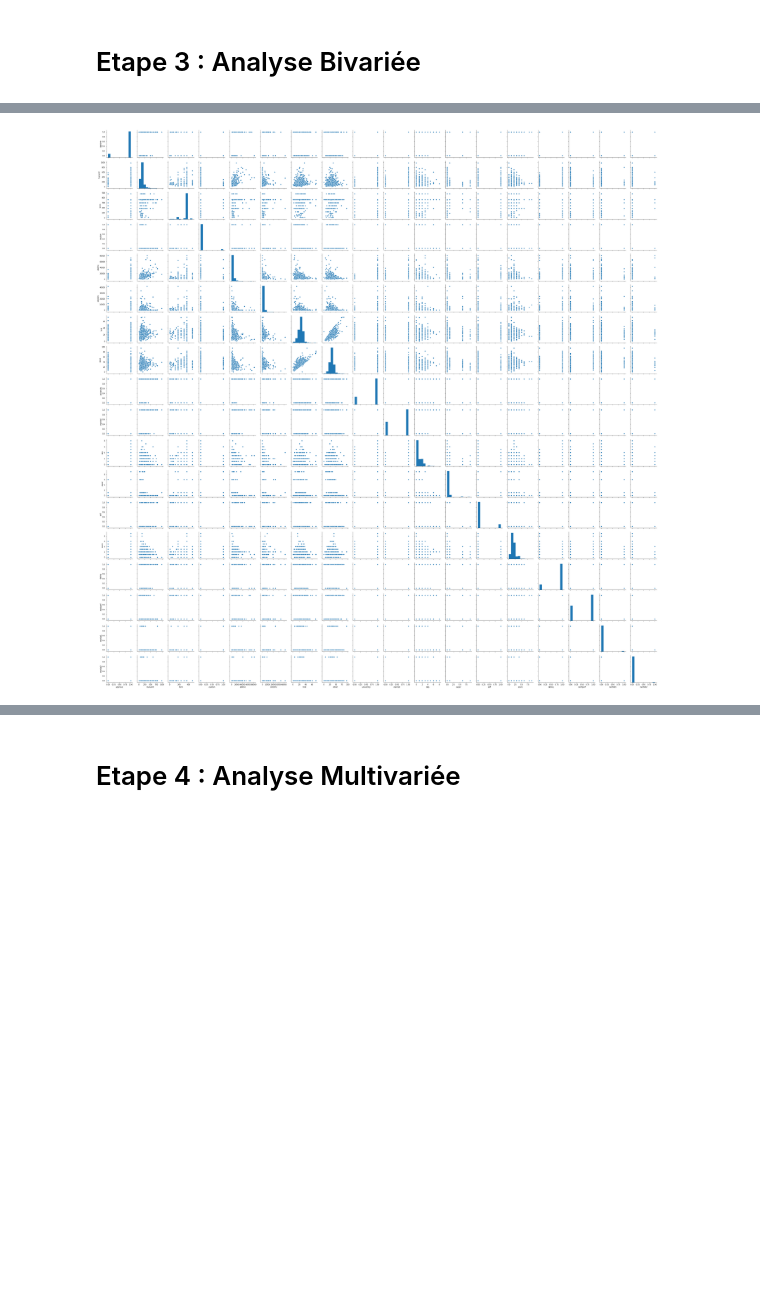
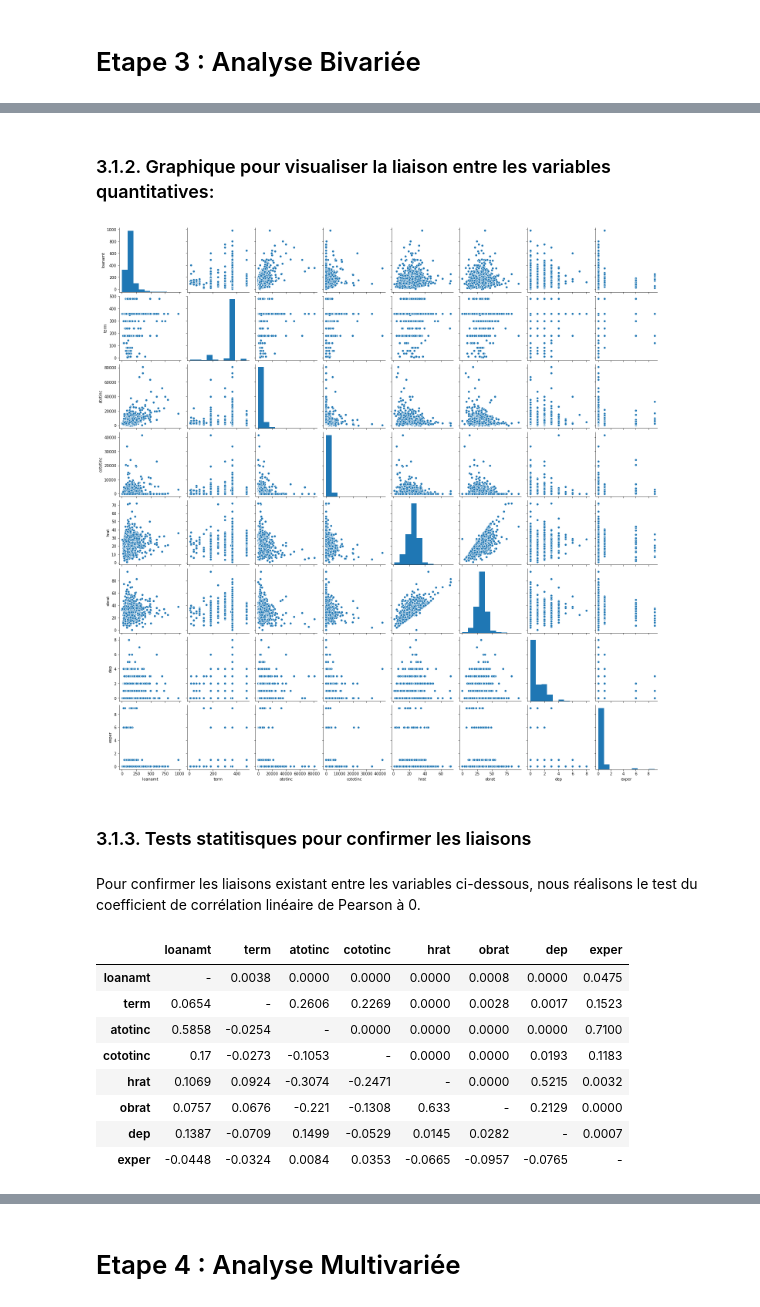
Before and after one commit to sonicosamedy/Projet-Python-Paris1-Pantheon-Sorbonne, a Jupyter notebook: Projet_python.ipynb, the cells around one changed output, grey strips where cells are left out. Drawn from its saved outputs; the diff is of its cells as text; code cells hidden in the pictures; blank space fills up the shorter version.

```diff
--- a/Projet_python.ipynb
+++ b/Projet_python.ipynb
@@ -255,5 +267,25 @@ plt.show()
+# %% [markdown]
+### 3.1.2. Graphique pour visualiser la liaison entre les variables quantitatives:
 # %%
 #Attention long a executer
-sns.pairplot(data2);
+sns.pairplot(data2.iloc[: , col]);
 # %% [output]
-[figure, old version]
+[figure, new version]
+# %% [markdown]
+### 3.1.3. Tests statitisques pour confirmer les liaisons
+# %% [markdown]
+Pour confirmer les liaisons existant entre les variables ci-dessous, nous réalisons le test du coefficient de corrélation linéaire de Pearson à 0.
+# %%
+# Tests statistiques pour confirmer la liaison entre les variables
+# Matrice des p-values (pearson)
+data2.iloc[: , col].rcorr(stars=False, decimals=4)
+# %% [output]
+|  | loanamt | term | atotinc | cototinc | hrat | obrat | dep | exper |
+| loanamt | - | 0.0038 | 0.0000 | 0.0000 | 0.0000 | 0.0008 | 0.0000 | 0.0475 |
+| term | 0.0654 | - | 0.2606 | 0.2269 | 0.0000 | 0.0028 | 0.0017 | 0.1523 |
+| atotinc | 0.5858 | -0.0254 | - | 0.0000 | 0.0000 | 0.0000 | 0.0000 | 0.7100 |
+| cototinc | 0.17 | -0.0273 | -0.1053 | - | 0.0000 | 0.0000 | 0.0193 | 0.1183 |
+| hrat | 0.1069 | 0.0924 | -0.3074 | -0.2471 | - | 0.0000 | 0.5215 | 0.0032 |
+| obrat | 0.0757 | 0.0676 | -0.221 | -0.1308 | 0.633 | - | 0.2129 | 0.0000 |
+| dep | 0.1387 | -0.0709 | 0.1499 | -0.0529 | 0.0145 | 0.0282 | - | 0.0007 |
+| exper | -0.0448 | -0.0324 | 0.0084 | 0.0353 | -0.0665 | -0.0957 | -0.0765 | - |
```
Also changed, not shown: parts of 34 cells of this notebook.
